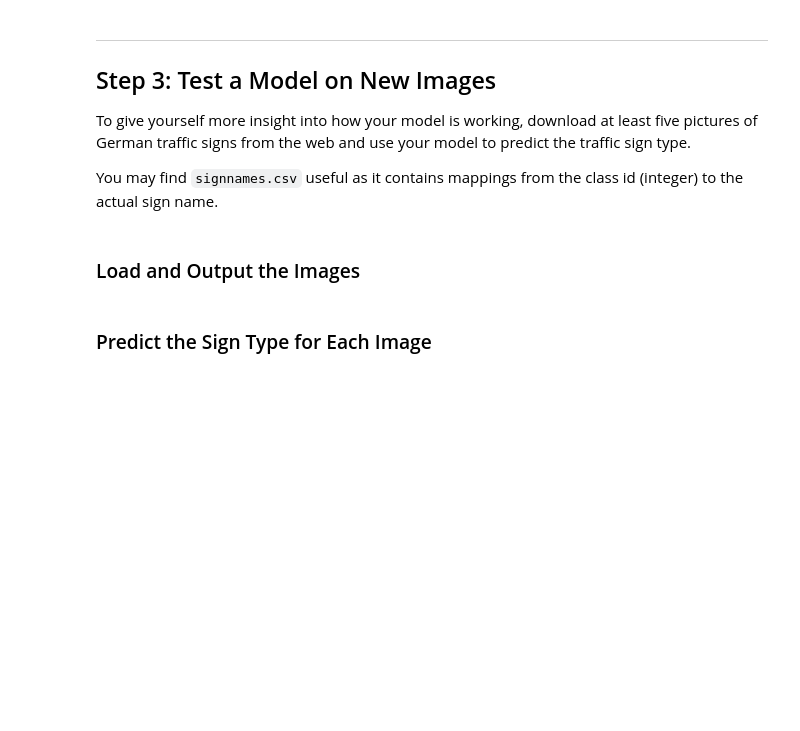
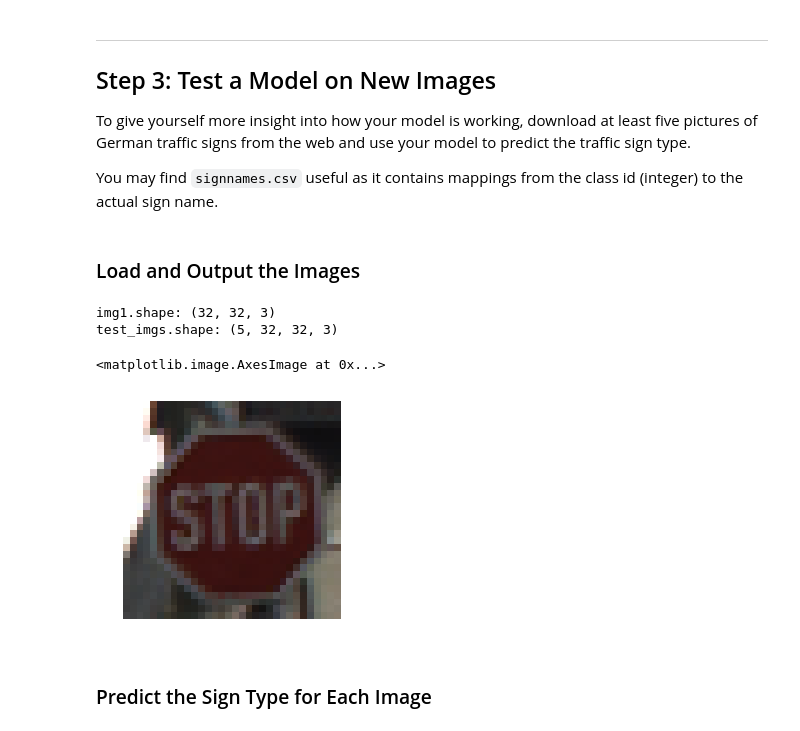
Before and after one commit to rising-turtle/SelfDriving, a Jupyter notebook: CarND-Traffic-Sign-Classifier-Project/Traffic_Sign_Classifier.ipynb, the cells around one changed output. Saved outputs shown, nothing was run; the diff lists cells and outputs as text; code cells hidden in the pictures; blank space fills up the shorter version.

```diff
--- a/CarND-Traffic-Sign-Classifier-Project/Traffic_Sign_Classifier.ipynb
+++ b/CarND-Traffic-Sign-Classifier-Project/Traffic_Sign_Classifier.ipynb
@@ -468,2 +471,47 @@ You may find `signnames.csv` useful as it contains mappings from the class id (i
+# %%
+### Load the images and plot them here.
+### Feel free to use as many code cells as needed.
+
+import cv2
+
+def readImg(name):
+    img = cv2.imread(name, -1)
+    RGB_img = cv2.cvtColor(img, cv2.COLOR_BGR2RGB)
+    return cv2.resize(RGB_img, (32, 32), interpolation = cv2.INTER_CUBIC)
+    # return img
+
+img1 = readImg('./GTSRB/Final_Test/Images/01874.ppm')
+img2 = readImg('./GTSRB/Final_Test/Images/01961.ppm')
+img3 = readImg('./GTSRB/Final_Test/Images/01932.ppm')
+img4 = readImg('./GTSRB/Final_Test/Images/01149.ppm')
+img5 = readImg('./GTSRB/Final_Test/Images/00034.ppm')
+
+print('img1.shape: {}'.format(np.shape(img1)))
+
+test_imgs = []
+test_imgs.append(img1)
+test_imgs.append(img2)
+test_imgs.append(img3)
+test_imgs.append(img4)
+test_imgs.append(img5)
+
+test_labels = [
+    14, # 14, Stop
+    20, # 20, Dangerous curve to the right
+    1, # 1, Speed limit (30km/h)
+    31, # 31, Wild animals crossing
+    2 # 2, Speed limit (50km/h)
+]
+
+print('test_imgs.shape: {}'.format(np.shape(test_imgs)))
+
+plt.axis('off')
+plt.imshow(img2)
+plt.imshow(img1)
+# %% [output]
+img1.shape: (32, 32, 3)
+test_imgs.shape: (5, 32, 32, 3)
+<matplotlib.image.AxesImage at 0x...>
+[figure, added]
 # %% [markdown]
 ### Predict the Sign Type for Each Image
```
Also changed, not shown: parts of 8 cells of this notebook, 3 other files.
